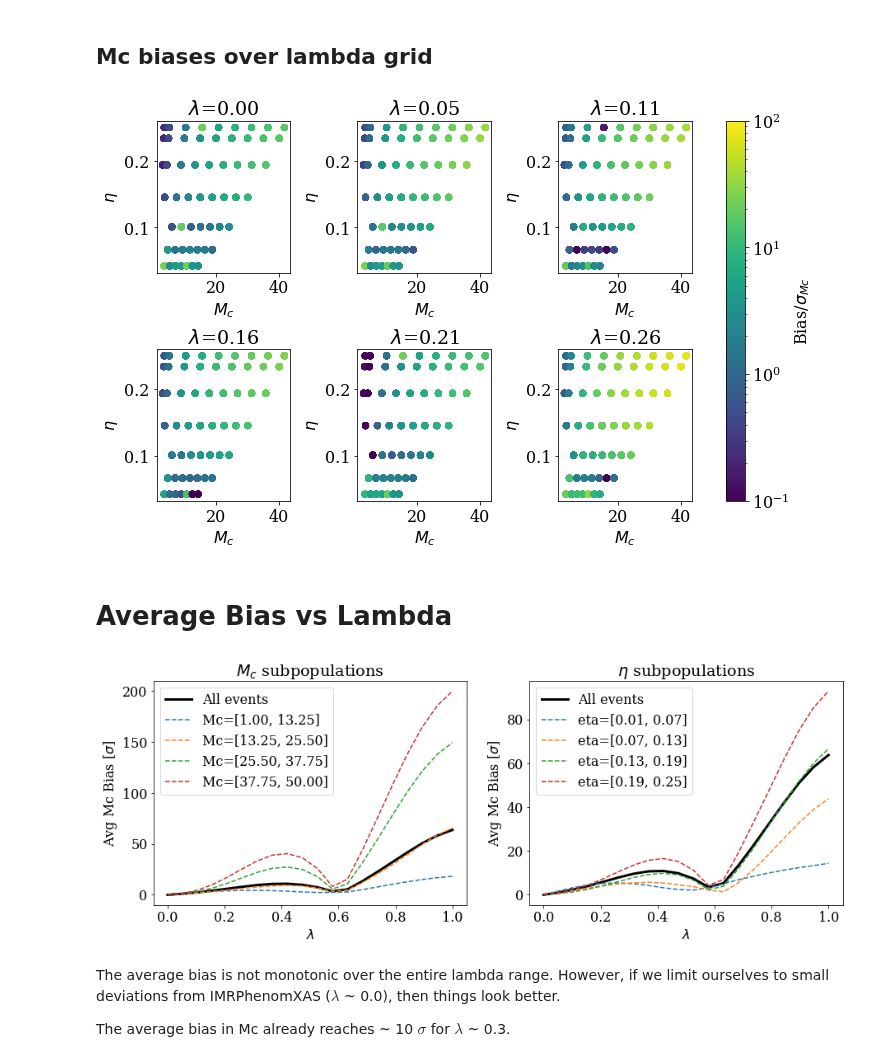
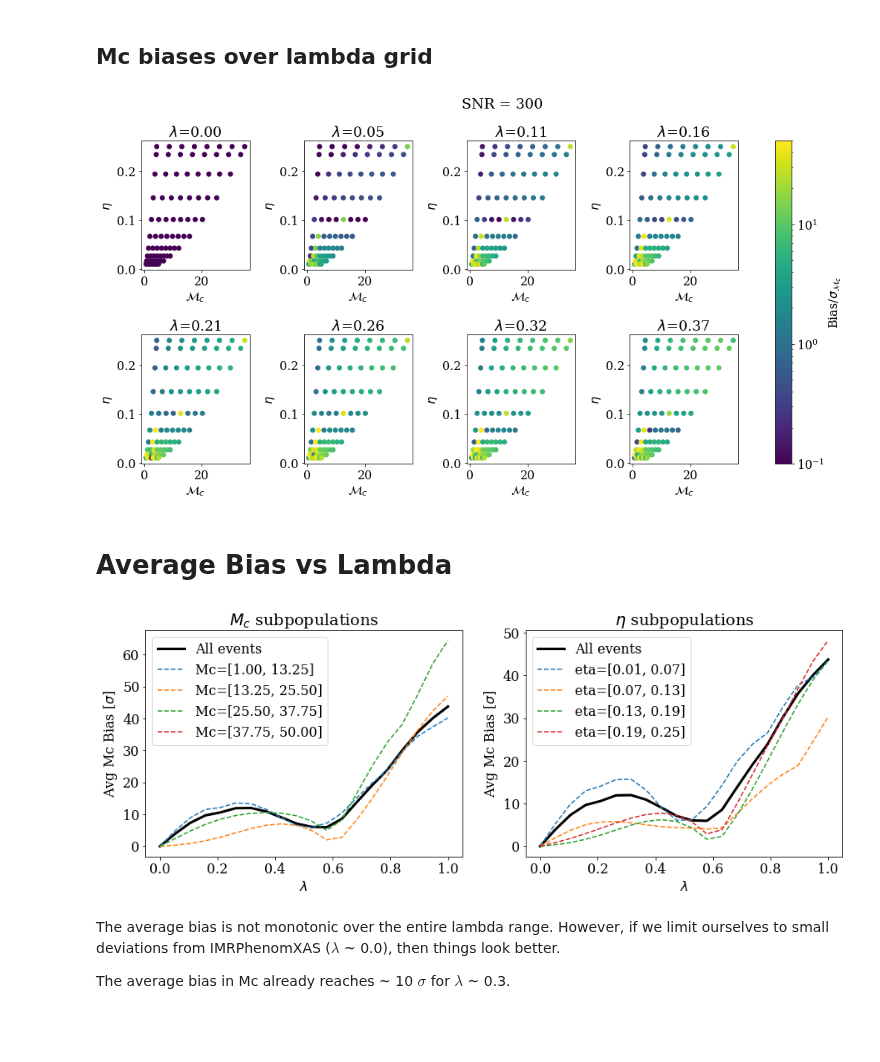
Before and after one commit to veome22/hybrid_waveforms, a Jupyter notebook: gwbench_Mtot_grid_lams_plots.ipynb, the cells around one changed output. Saved outputs shown, nothing was run; the diff lists cells and outputs as text; code cells hidden in the pictures; blank space fills up the shorter version.

Commit message:
snr vs bias animation and plots

```diff
--- a/gwbench_Mtot_grid_lams_plots.ipynb
+++ b/gwbench_Mtot_grid_lams_plots.ipynb
@@ -20,6 +29,7 @@ plotdir = 'mtot_q_grid_plots/'
 # %%
-Mcs = [7, 10, 20, 30, 40, 50, 60, 70, 80]
-Mc_files = ['mtot_q_lam_grids/mtot_'+str(mc)+'_DL_1000_Mc_lam_grid.csv' for mc in Mcs]
+mtots = [10, 20, 30, 40, 50, 60, 70, 80]
+snrs = [10, 20, 30, 40, 100, 200, 300]
+Mc_files = ['mtot_q_lam_grids_xas_vs_d/mtot_'+str(mtot)+f'_SNR_{snr}_Mc_lam_grid.csv' for mtot in mtots for snr in snrs]
 
 
 df1 = pd.DataFrame()
@@ -193,30 +206,32 @@ All the events (so far) are biased more than 1 $\sigma$. The significance of the
 # %% [markdown]
 ## Mc biases over lambda grid
 # %%
-fig, axes = plt.subplots(nrows=2, ncols=3, figsize=(12, 7))
-lams_range = lams[:6]
+fig, axes = plt.subplots(nrows=2, ncols=4, figsize=(18, 8))
+lams_range = lams[:]
 
-for i, lam in enumerate(lams_range):
+for i in range(len(axes.flat)):
     ax = axes.flat[i]
     x= df["Mc"]
     y= df["eta"]
-    c = df[f"bias_{4+(i*2)}"]/df["Mc_stat_err"]
+
+    lam_i = i
+    c = df[f"bias_{lam_i}"]/df["Mc_stat_err"]
     colormap="viridis"
-    sc = ax.scatter(x,y, c=c, cmap=colormap, norm=matplotlib.colors.LogNorm(vmin=0.1, vmax=100))
+    sc = ax.scatter(x,y, c=c, cmap=colormap, norm=matplotlib.colors.LogNorm(vmin=0.1, vmax=50))
     ax.set_ylabel("$\eta$")
-    ax.set_xlabel("$M_c$")
-    ax.set_title(f"$\lambda$={lams_range[i]:.2f}")
+    ax.set_xlabel("$\mathcal{M}_{c}$")
+    ax.set_title(f"$\lambda$={lams_range[lam_i]:.2f}")
     plt.subplots_adjust(hspace=0.5, wspace=0.5)
 
 
 cbar = fig.colorbar(sc, ax=axes.ravel().tolist())
-cbar.set_label("Bias/$\sigma_{Mc}$")
+cbar.set_label("Bias/$\sigma_{\mathcal{M}_{c}}$")
 
-
-plt.savefig(plotdir+'bias_sig_vs_lambda_grid.pdf', bbox='tight')
+plt.suptitle(f"SNR = {SNR}")
+# plt.savefig(plotdir+f'bias_sig_vs_lambda_grid_snr_{SNR}.pdf', bbox='tight')
 plt.show()
 # %% [output]
-[figure, old version]
+[figure, new version]
 # %% [markdown]
 # Average Bias vs Lambda
 # %%
@@ -267,7 +282,7 @@ axes[1].set_title("$\eta$ subpopulations")
 
 plt.show()
 # %% [output]
-[figure, old version]
+[figure, new version]
 # %% [markdown]
 The average bias is not monotonic over the entire lambda range. However, if we limit ourselves to small deviations from IMRPhenomXAS ($\lambda$ ~ 0.0), then things look better.
 
```
Also changed, not shown: parts of 17 cells of this notebook, 8 other files.
